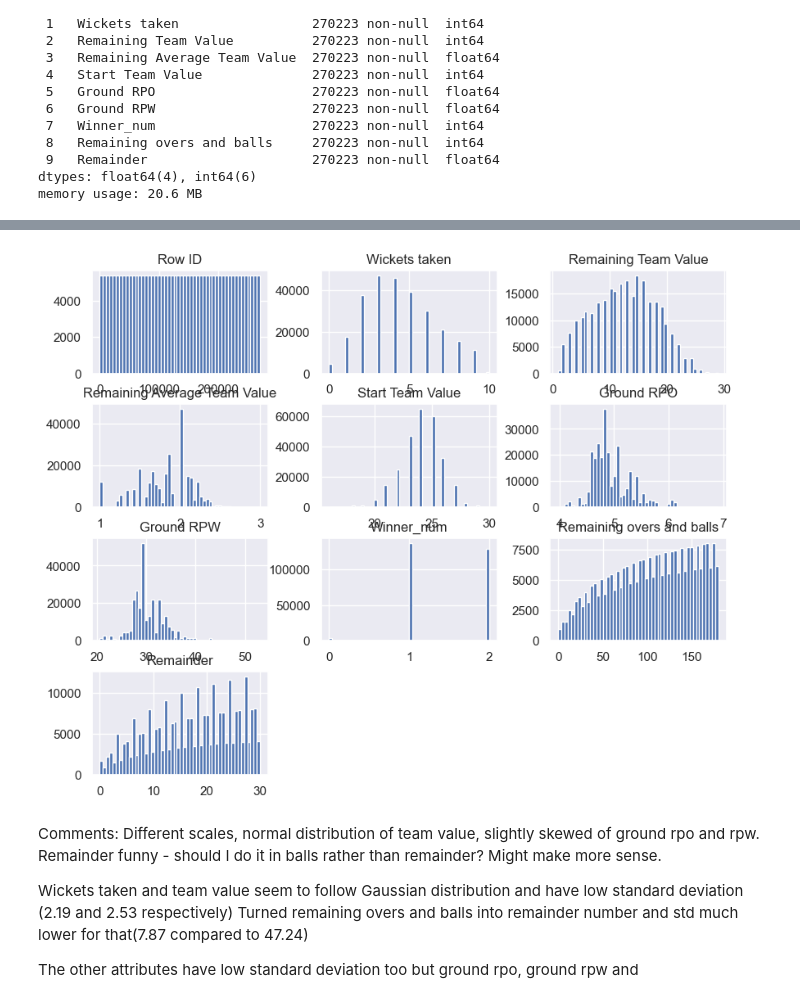
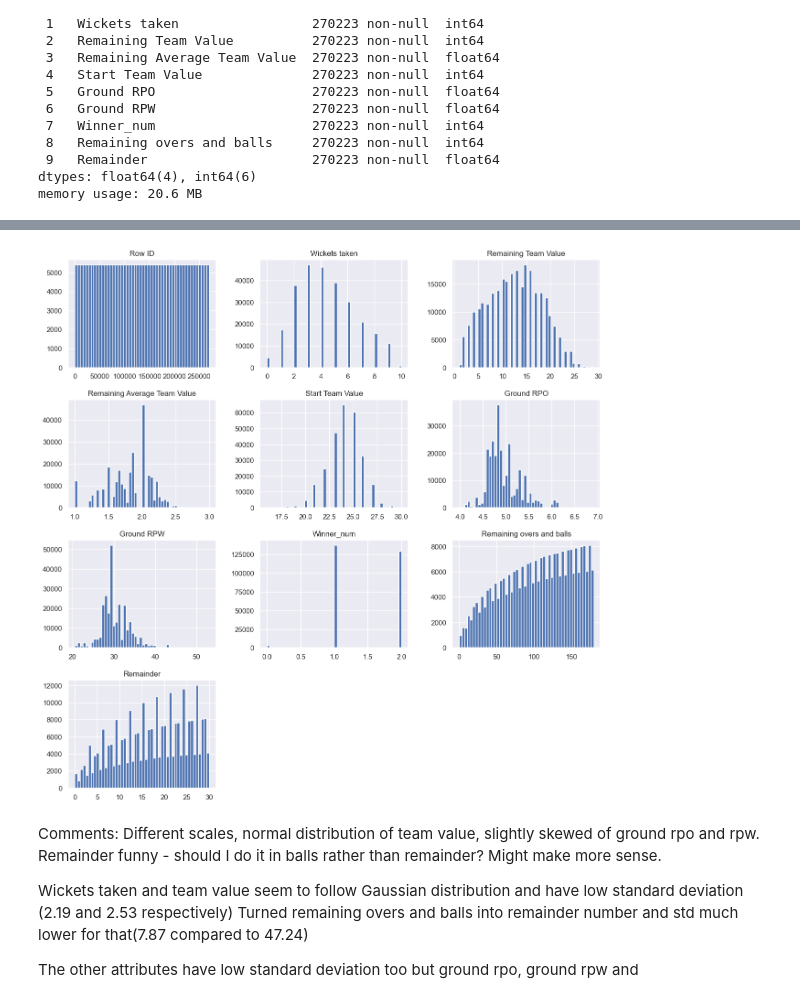
Before and after one commit to Swalke20/DLS_Project, a Jupyter notebook: Project_visualisation.ipynb, the cells around one changed output, grey strips where cells are left out. Saved outputs shown, nothing was run; the diff lists cells and outputs as text; code cells hidden in the pictures.

```diff
--- a/Project_visualisation.ipynb
+++ b/Project_visualisation.ipynb
@@ -73,9 +73,8 @@ Do I need to change the original data code to change batting team and bowling te
 winner_no = []
 for index, row in data_df.iterrows():
     if row['Winner'] == row['batting_team']:
-        winner_no.append('2')
-    elif row['Winner'] == row['1']:
+        winner_no.append(2)
+    elif row['Winner'] == row['bowling_team']:
         winner_no.append(1)
     else:
        winner_no.append(0)
-       print(row['Winner'])
@@ -197,10 +176,10 @@ data_df.describe()
 | 75% | 202666.500000 | 6.000000 | 17.000000 | 2.000000 | 25.000000 | 5.090000 | ... |
 | max | 270222.000000 | 10.000000 | 29.000000 | 3.000000 | 30.000000 | 6.910000 | ... |
 # %%
-data_df.hist(bins=50, figsize=(10, 8))
+data_df.hist(bins=50, figsize=(15, 15))
 plt.show()
 # %% [output]
-[figure, old version]
+[figure, new version]
 # %% [markdown]
 Comments: Different scales, normal distribution of team value, slightly skewed of ground rpo and rpw.  Remainder funny - should I do it in balls rather than remainder?  Might make more sense.
 
```
Also changed, not shown: parts of 12 cells of this notebook.
